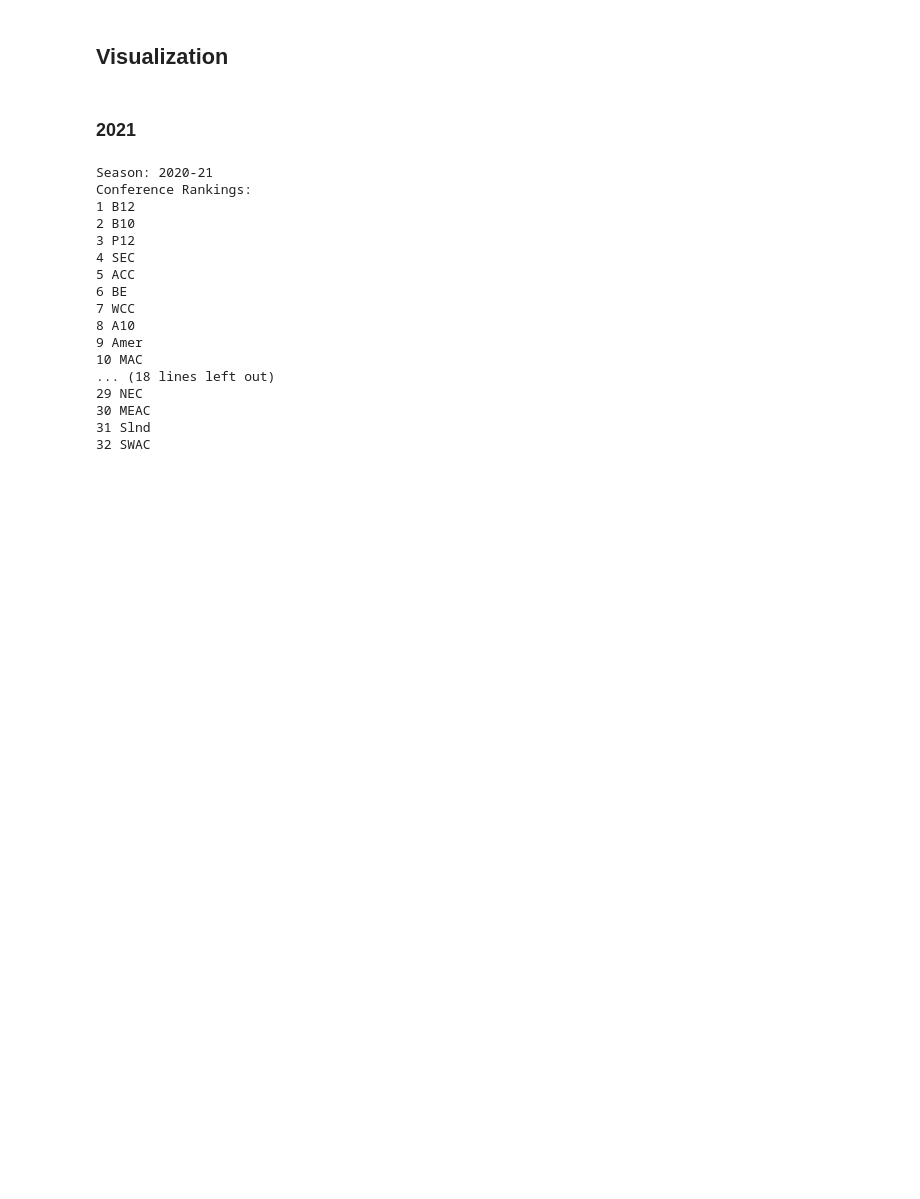
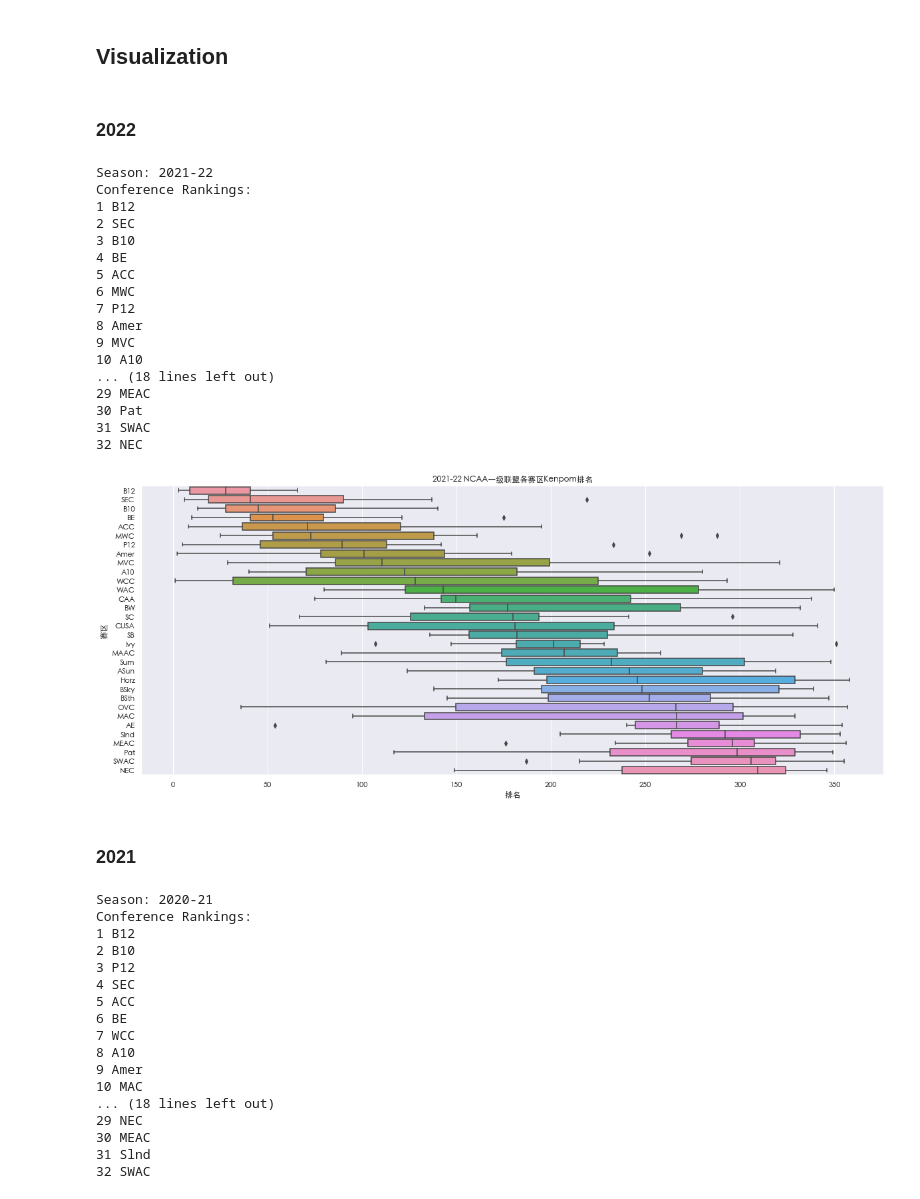
Before and after one commit to xulianrenzoku/cbb_china_players, a Jupyter notebook: cbb_conference_strength.ipynb, the cells around one changed output. Cells and saved outputs as stored; diff of their text form; code cells hidden in the pictures; blank space fills up the shorter version.

Commit message:
Update 2022 rankings

```diff
--- a/cbb_conference_strength.ipynb
+++ b/cbb_conference_strength.ipynb
@@ -115,6 +116,30 @@ pd.concat(conf_rk_dfs).groupby('赛区')[['排名']].mean().sort_values('排名'
 # %%
 sns.set()
 matplotlib.rc('font', family='Heiti TC')
+# %% [markdown]
+### 2022
+# %%
+figsize(20, 8)
+plot_conf_strength(2022)
+# %% [output]
+Season: 2021-22
+Conference Rankings:
+1 B12
+2 SEC
+3 B10
+4 BE
+5 ACC
+6 MWC
+7 P12
+8 Amer
+9 MVC
+10 A10
+... (18 lines left out)
+29 MEAC
+30 Pat
+31 SWAC
+32 NEC
+[figure, added]
 # %% [markdown]
 ### 2021
 # %%
```
Also changed, not shown: parts of 2 cells of this notebook.
